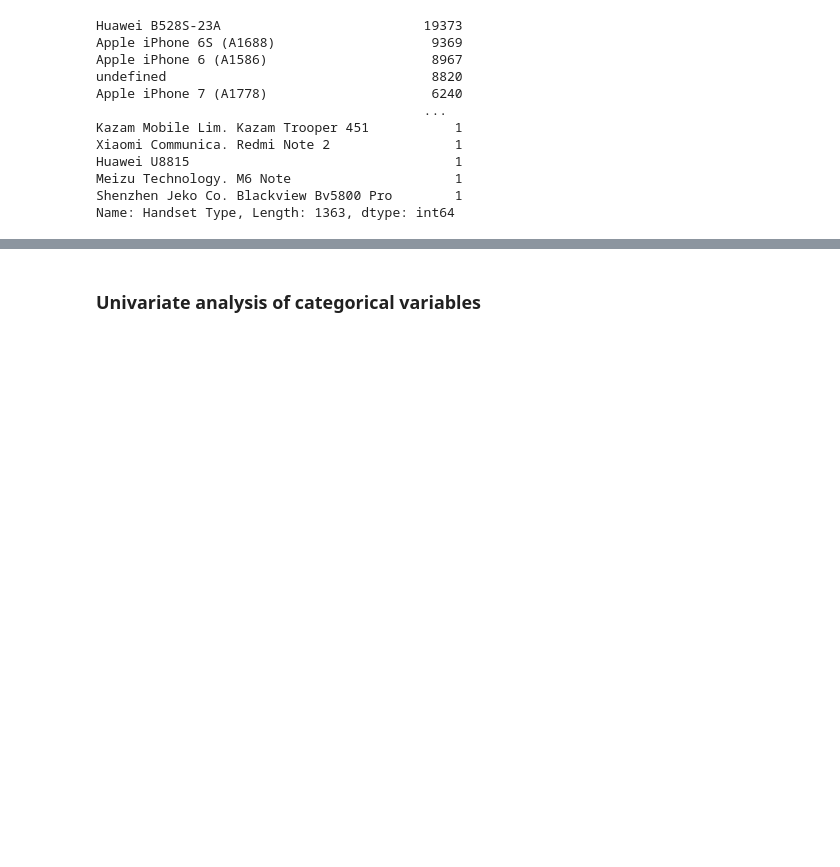
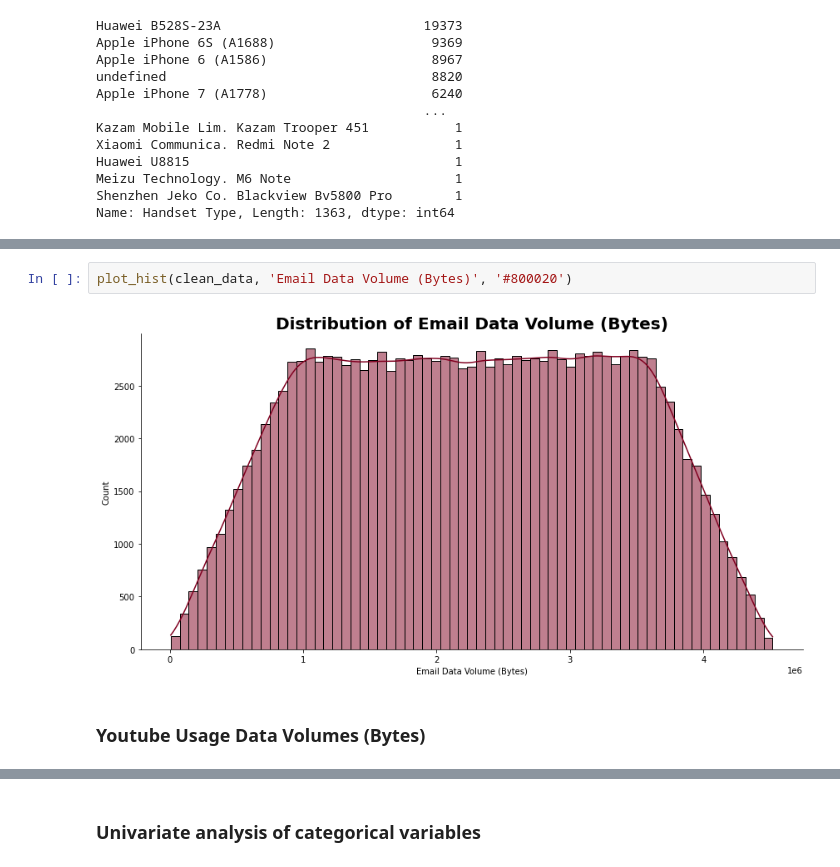
Before and after one commit to gezish/TellCo-UserDataAnalytics, a Jupyter notebook: notebooks/user_overview_analysis.ipynb, the cells around one changed output, grey strips where cells are left out. Drawn from its saved outputs; the diff is of its cells as text; blank space fills up the shorter version.

```diff
--- a/notebooks/user_overview_analysis.ipynb
+++ b/notebooks/user_overview_analysis.ipynb
@@ -114,0 +222,6 @@ plotly_plot_pie(clean_data, 'Handset Type', 4000)
+# %%
+plot_hist(clean_data, 'Email Data Volume (Bytes)', '#800020')
+# %% [output]
+[figure, added]
+# %% [markdown]
+### Youtube Usage Data Volumes (Bytes)
```
Also changed, not shown: parts of 30 cells of this notebook.
